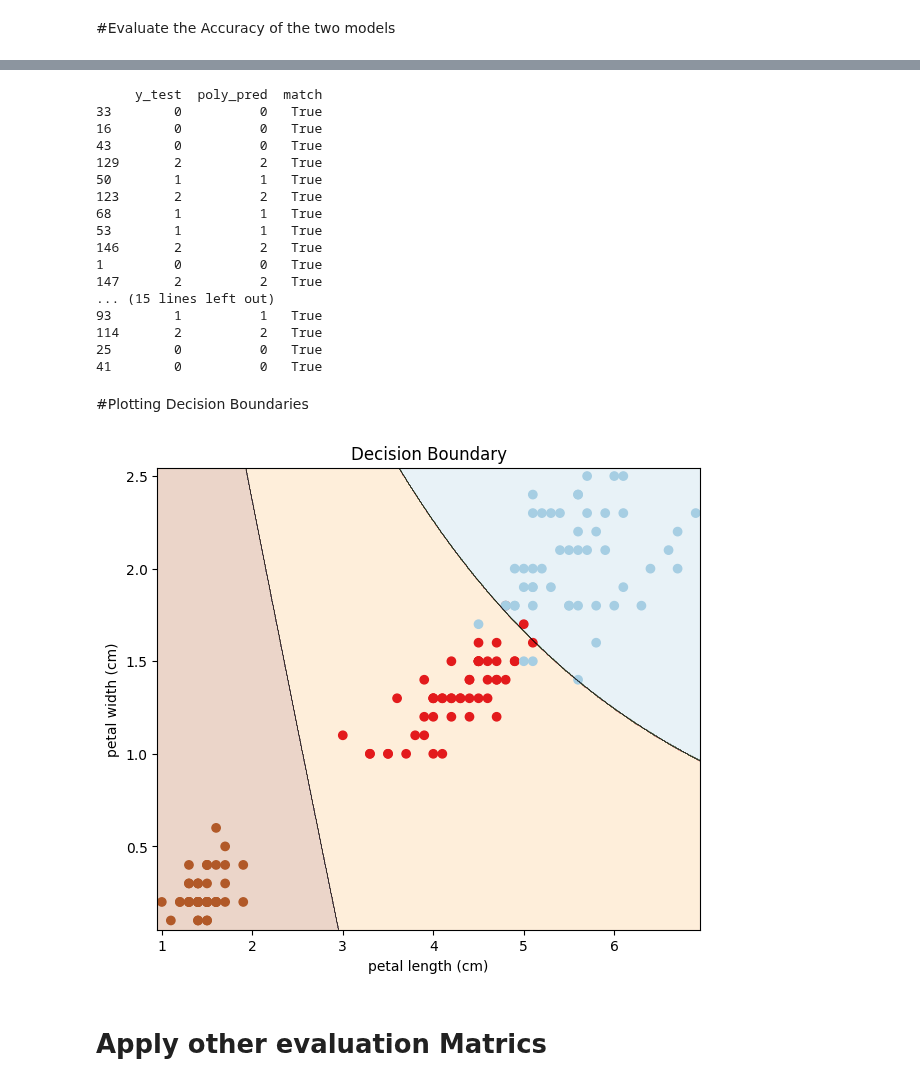
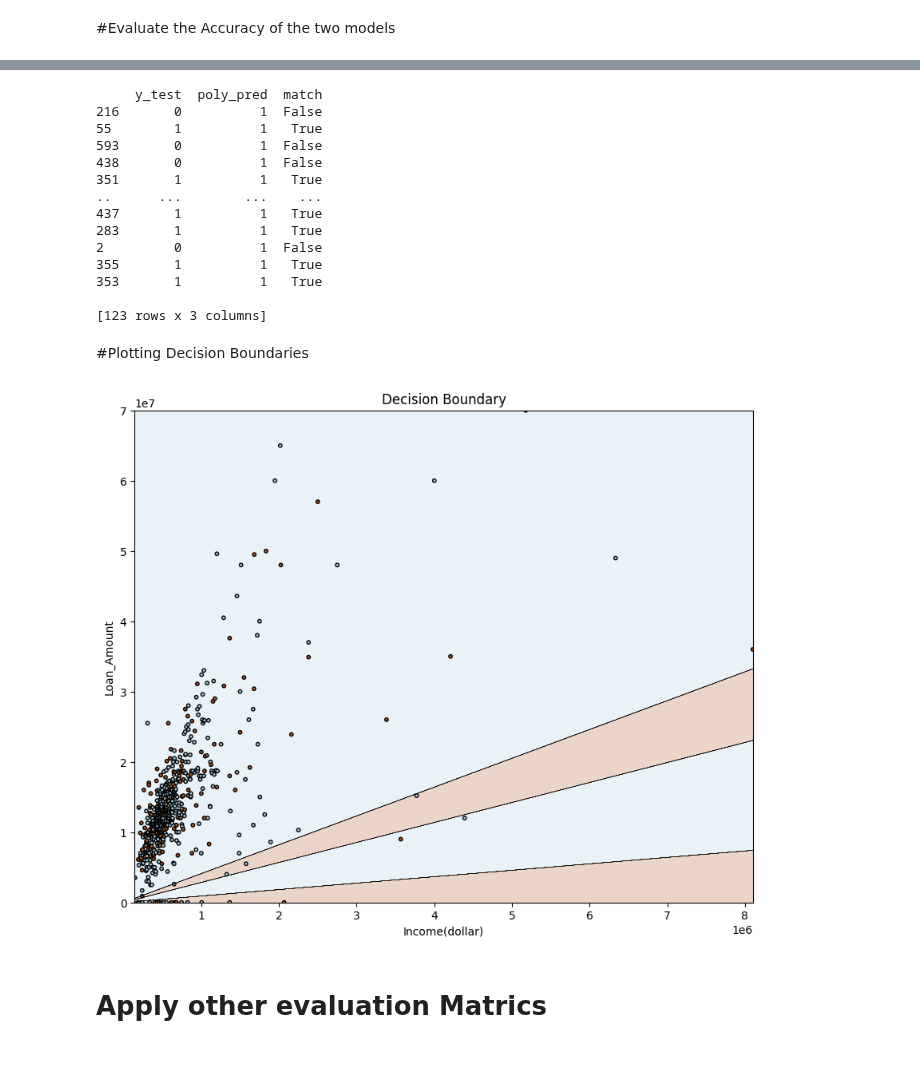
Before and after one commit to fufu-2345/intelligenceSystem_HW, a Jupyter notebook: HW 2/SVM_iris_2_columns.ipynb, the cells around one changed output, grey strips where cells are left out. Cells and saved outputs as stored; diff of their text form; code cells hidden in the pictures; blank space fills up the shorter version.

```diff
--- a/HW 2/SVM_iris_2_columns.ipynb
+++ b/HW 2/SVM_iris_2_columns.ipynb
@@ -58,7 +57,11 @@ df.plot(kind='scatter', x='Income(dollar)', y='Loan_Amount', c=df['Status'], cma
 # %%
 y = df['Status'] # set y for train
 X = df.drop(columns=['Status','Gender','Married','Dependents','Education','Self_Employed','Coapplicant','Term(month)','loan_History','Area']) # drop status and unimportant information
-X_train, X_test, y_train, y_test = model_selection.train_test_split(X, y, train_size=0.80, random_state=101) # จำแนกข้อมูล
+
+scaler = StandardScaler() # ตั้งค่าสเกล
+
+X_scaled = scaler.fit_transform(X)  # เอาสเกลใส่ตัวแปล
+X_train, X_test, y_train, y_test = model_selection.train_test_split(X_scaled, y, train_size=0.80, random_state=101) # จำแนกข้อมูล
 # %%
 X_train # print ข้อมูลสำหรับ train
 # %% [output]
@@ -79,9 +86,9 @@ X_train # print ข้อมูลสำหรับ train
 # Create two different SVM classifiers (soft margin); one with Linear kernel, and another one with Polynomial kernel:
 # %%
 # train แบบ linear
-linear = svm.SVC(kernel='linear', C=0.1)
+linear = svm.SVC(kernel='linear', C=2)
 linear.fit(X_train, y_train)
 
 # train แบบ polynomial
-poly = svm.SVC(kernel='poly', degree=2, C=0.5)
+poly = svm.SVC(kernel='poly', degree=4, C=20)
 poly.fit(X_train, y_train)
@@ -105,52 +116,57 @@ comparison_df = pd.DataFrame({'y_test': y_test, 'poly_pred': poly_pred, 'match':
 print(comparison_df)
 # %% [output]
      y_test  poly_pred  match
-33        0          0   True
-16        0          0   True
-43        0          0   True
-129       2          2   True
-50        1          1   True
-123       2          2   True
-68        1          1   True
-53        1          1   True
-146       2          2   True
-1         0          0   True
-147       2          2   True
-... (15 lines left out)
-93        1          1   True
-114       2          2   True
-25        0          0   True
-41        0          0   True
+216       0          1  False
+55        1          1   True
+593       0          1  False
+438       0          1  False
+351       1          1   True
+..      ...        ...    ...
+437       1          1   True
+283       1          1   True
+2         0          1  False
+355       1          1   True
+353       1          1   True
+
+[123 rows x 3 columns]
 # %% [markdown]
 #Plotting Decision Boundaries
 # %%
-def plot_decision_boundary(clf, X, y, cmap='Paired_r'):
-    h = 0.005  # Boundary lines' resolution
-    x_min, x_max = X['petal length (cm)'].min() - 10*h, X['petal length (cm)'].max() + 10*h
-    y_min, y_max = X['petal width (cm)'].min() - 10*h, X['petal width (cm)'].max() + 10*h
-    xx, yy = np.meshgrid(np.arange(x_min, x_max, h),
-                         np.arange(y_min, y_max, h))
-    # use column names for prediction to avoid dimension issues
-    Z = clf.predict(pd.DataFrame(np.c_[xx.ravel(), yy.ravel()], columns=['petal length (cm)', 'petal width (cm)']))
+def plot_decision_boundary(clf, X, y, cmap='Paired_r', resolution=500):
+    h = resolution  # Resolution step size
+    x_min, x_max = X['Income(dollar)'].min() - h, X['Income(dollar)'].max() + h
+    y_min, y_max = X['Loan_Amount'].min() - h, X['Loan_Amount'].max() + h
+
+    # Reduce grid size significantly
+    xx, yy = np.meshgrid(
+        np.linspace(x_min, x_max, 500),
+        np.linspace(y_min, y_max, 500)
+    )
+
+    # Predict with a manageable grid size
+    grid = pd.DataFrame(
+        np.c_[xx.ravel(), yy.ravel()],
+        columns=['Income(dollar)', 'Loan_Amount']
+    )
+    Z = clf.predict(grid)
 
     Z = Z.reshape(xx.shape)
 
-    plt.figure(figsize=(7,6))
+    plt.figure(figsize=(10, 8))
     plt.contourf(xx, yy, Z, cmap=cmap, alpha=0.25)  # Background
     plt.contour(xx, yy, Z, colors='k', linewidths=0.2)  # Boundary lines
 
     # Plot the training data points
-    plt.scatter(X['petal length (cm)'], X['petal width (cm)'], c=y, cmap=cmap)
-    plt.xlabel(iris_data.feature_names[2])
-    plt.ylabel(iris_data.feature_names[3])
+    plt.scatter(X['Income(dollar)'], X['Loan_Amount'], c=y, cmap=cmap, edgecolor='k', s=10)
+    plt.xlabel('Income(dollar)')
+    plt.ylabel('Loan_Amount')
     plt.title('Decision Boundary')
     plt.show()
 
-
-# Call with the training data and polynomial model
-plot_decision_boundary(poly, X, y)
+# Call the function with training data and polynomial model
+plot_decision_boundary(poly, X, y, resolution=5000)  # Reduce resolution further if needed
 # %% [output]
-[figure, old version]
+[figure, new version]
 # %% [markdown]
 # Apply other evaluation Matrics
 # %%
```
Also changed, not shown: parts of 7 cells of this notebook.
